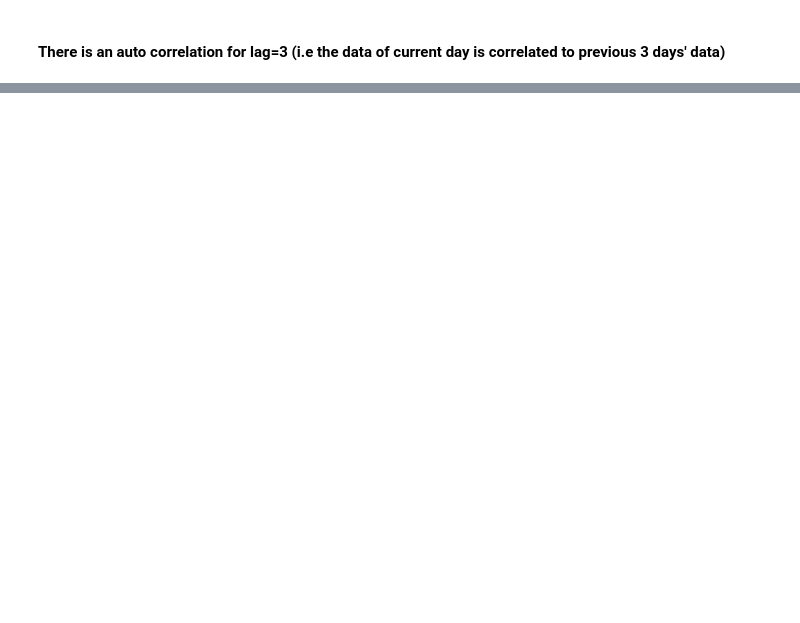
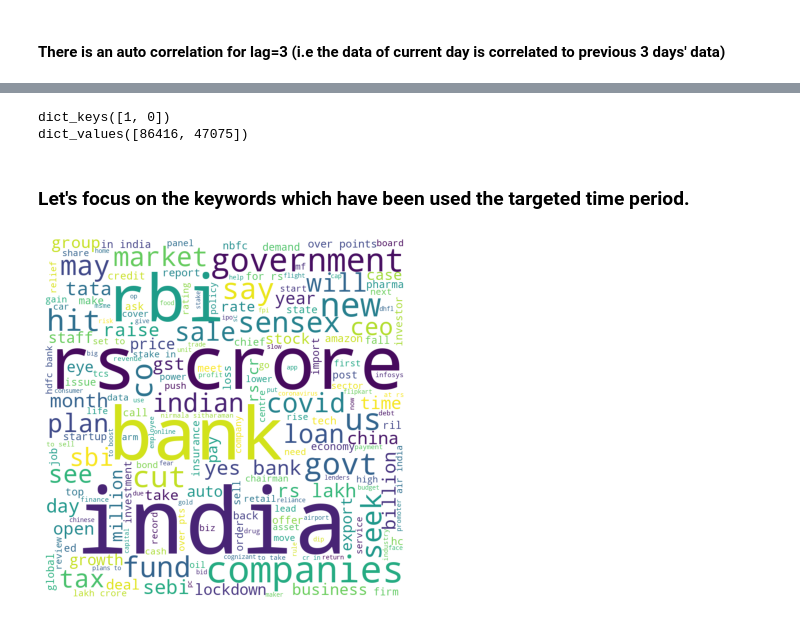
Before and after one commit to VarunV991/Spark-Foundation-Tasks, a Jupyter notebook: TASK 4/Stock Market Prediction using Numerical and Textual Analysis.ipynb, the cells around one changed output, grey strips where cells are left out. Drawn from its saved outputs; the diff is of its cells as text; code cells hidden in the pictures; blank space fills up the shorter version.

```diff
--- a/TASK 4/Stock Market Prediction using Numerical and Textual Analysis.ipynb
+++ b/TASK 4/Stock Market Prediction using Numerical and Textual Analysis.ipynb
@@ -295,0 +538,3 @@ plt.show()
+# %%
+text1['headline_text'] = text1['headline_text'].apply(clean_txt)
+text3['headline_text'] = text3['headline_text'].apply(clean_txt)
@@ -295,0 +691,47 @@ plt.show()
+# %%
+from collections import Counter
+
+print(Counter(scores).keys())
+print(Counter(scores).values())
+# %% [output]
+dict_keys([1, 0])
+dict_values([86416, 47075])
+# %% [markdown]
+### Let's focus on the keywords which have been used the targeted time period.
+# %%
+target_news = text3.loc[text3['publish_date']>'2019-06-29']
+target_news1 = text2.loc[text2['publish_date']>'2019-06-29']
+# %%
+from wordcloud import WordCloud, STOPWORDS
+stopwords = set(STOPWORDS)
+
+news_tokens = ''
+news_tokens1 = ''
+for index in target_news.index:
+        news_tokens = news_tokens + '. ' + target_news['headline_text'][index]
+
+for index in target_news1.index:
+        news_tokens1 = news_tokens1 + '. ' + target_news1['headline_text'][index]
+# %%
+# Making a WordCloud
+
+wordcloud = WordCloud(width = 800, height = 800,
+                background_color ='white',
+                stopwords = stopwords,
+                min_font_size = 10).generate(news_tokens)
+
+wordcloud1 = WordCloud(width = 800, height = 800,
+                background_color ='white',
+                stopwords = stopwords,
+                min_font_size = 10).generate(news_tokens1)
+# %%
+## Before extracting the BSE Sensex related texts
+
+plt.figure(figsize = (5, 5), facecolor = None)
+plt.imshow(wordcloud1)
+plt.axis("off")
+plt.tight_layout(pad = 0)
+
+plt.show()
+# %% [output]
+[figure, added]
```
Also changed, not shown: parts of 130 cells of this notebook, 11 other files.
